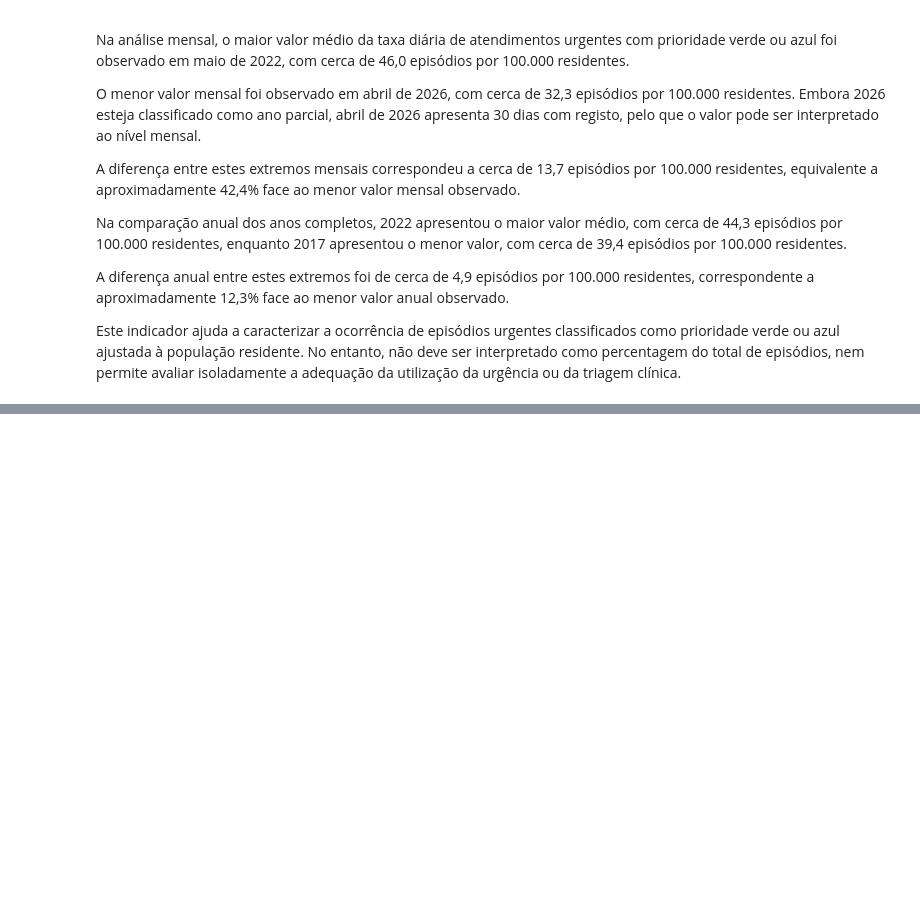
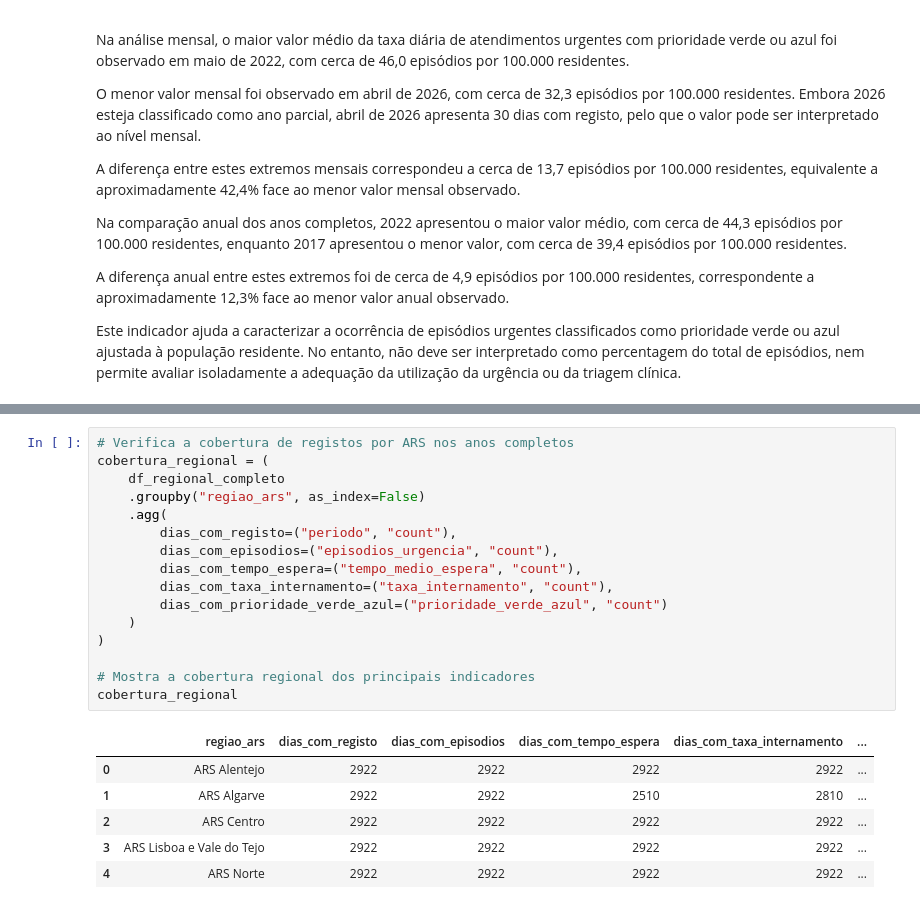
Before and after one commit to ivomargarido/ed-crowding-sns-portugal, a Jupyter notebook: notebooks/01_eda_monitorizacao_urgencias_sns.ipynb, the cells around one changed output, grey strips where cells are left out. Drawn from its saved outputs; the diff is of its cells as text; blank space fills up the shorter version.

```diff
--- a/notebooks/01_eda_monitorizacao_urgencias_sns.ipynb
+++ b/notebooks/01_eda_monitorizacao_urgencias_sns.ipynb
@@ -1831,0 +1854,23 @@ Este indicador ajuda a caracterizar a ocorrência de episódios urgentes classif
+# %%
+# Verifica a cobertura de registos por ARS nos anos completos
+cobertura_regional = (
+    df_regional_completo
+    .groupby("regiao_ars", as_index=False)
+    .agg(
+        dias_com_registo=("periodo", "count"),
+        dias_com_episodios=("episodios_urgencia", "count"),
+        dias_com_tempo_espera=("tempo_medio_espera", "count"),
+        dias_com_taxa_internamento=("taxa_internamento", "count"),
+        dias_com_prioridade_verde_azul=("prioridade_verde_azul", "count")
+    )
+)
+
+# Mostra a cobertura regional dos principais indicadores
+cobertura_regional
+# %% [output]
+|  | regiao_ars | dias_com_registo | dias_com_episodios | dias_com_tempo_espera | dias_com_taxa_internamento | ... |
+| 0 | ARS Alentejo | 2922 | 2922 | 2922 | 2922 | ... |
+| 1 | ARS Algarve | 2922 | 2922 | 2510 | 2810 | ... |
+| 2 | ARS Centro | 2922 | 2922 | 2922 | 2922 | ... |
+| 3 | ARS Lisboa e Vale do Tejo | 2922 | 2922 | 2922 | 2922 | ... |
+| 4 | ARS Norte | 2922 | 2922 | 2922 | 2922 | ... |
```
Also changed, not shown: parts of 16 cells of this notebook, 5 other files.
